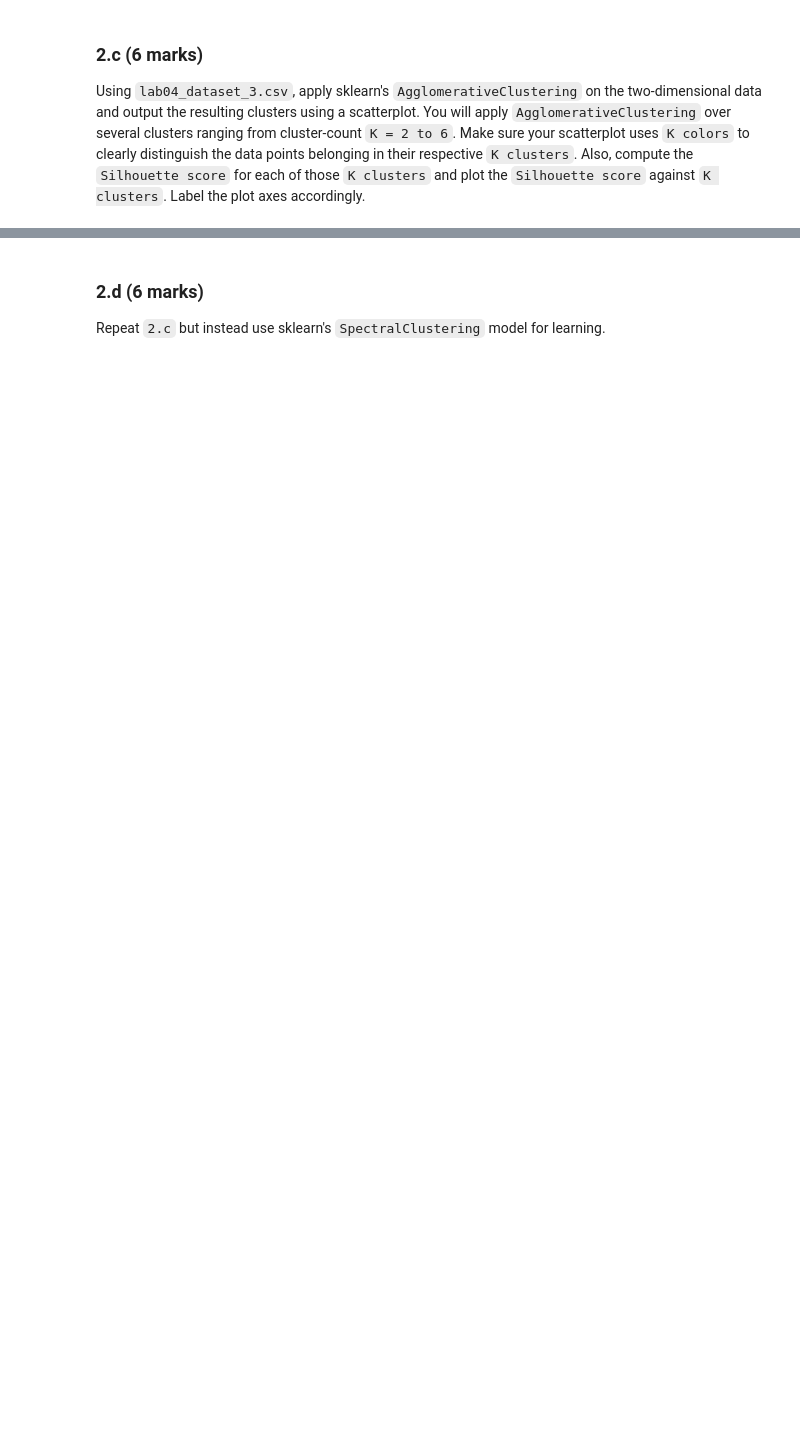
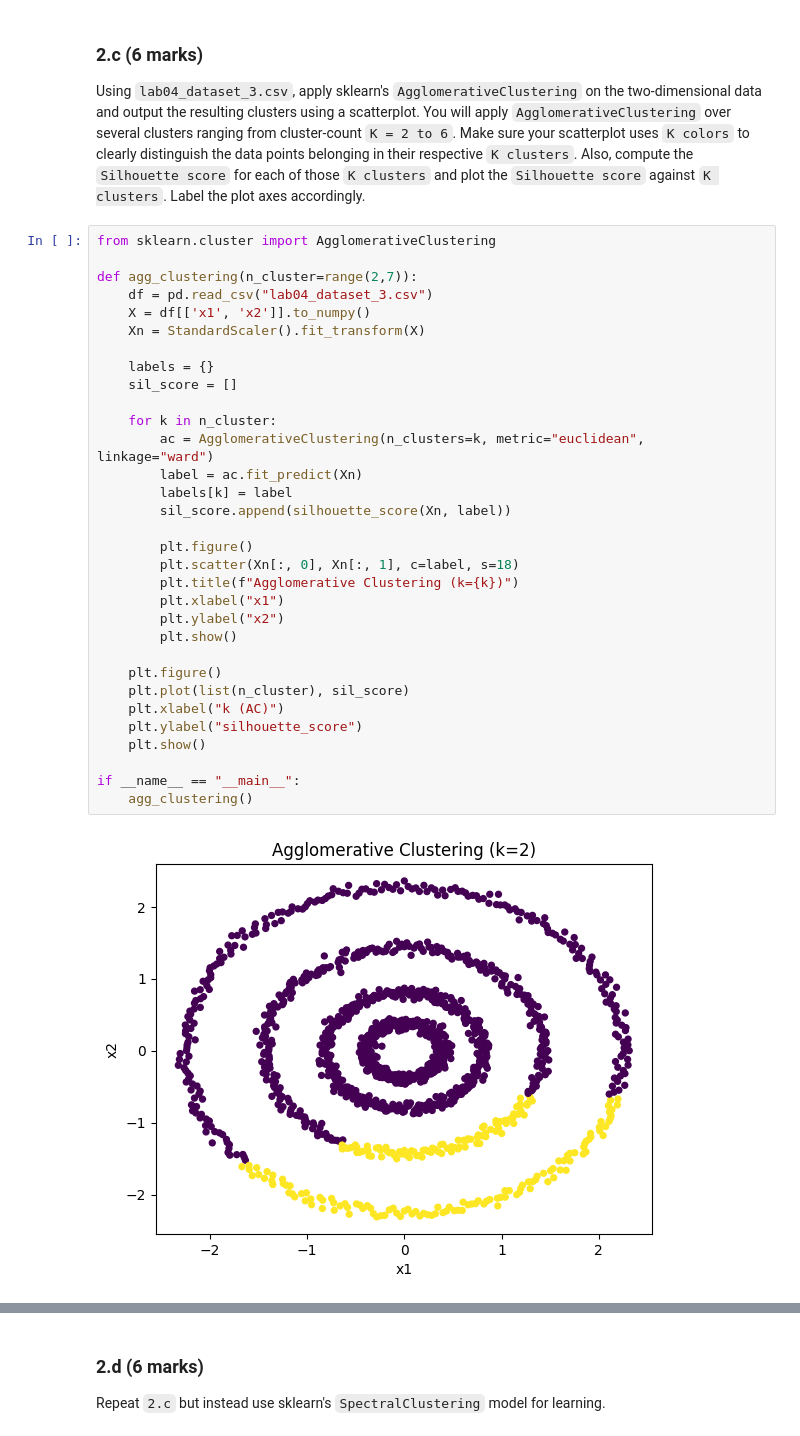
Before and after one commit to dfigueredo0/CS484, a Jupyter notebook: Assignment04/Assignment_4.ipynb, the cells around one changed output, grey strips where cells are left out. Saved outputs shown, nothing was run; the diff lists cells and outputs as text; blank space fills up the shorter version.

```diff
--- a/Assignment04/Assignment_4.ipynb
+++ b/Assignment04/Assignment_4.ipynb
@@ -189,3 +276,37 @@ Repeat `2.a` but instead use sklearn's `GaussianMixture` model for learning.
 ### 2.c (6 marks)
 
 Using `lab04_dataset_3.csv`, apply sklearn's `AgglomerativeClustering` on the two-dimensional data and output the resulting clusters using a scatterplot. You will apply `AgglomerativeClustering` over several clusters ranging from cluster-count `K = 2 to 6`. Make sure your scatterplot uses `K colors` to clearly distinguish the data points belonging in their respective `K clusters`. Also, compute the `Silhouette score` for each of those `K clusters` and plot the `Silhouette score` against `K clusters`. Label the plot axes accordingly.
+# %%
+from sklearn.cluster import AgglomerativeClustering
+
+def agg_clustering(n_cluster=range(2,7)):
+    df = pd.read_csv("lab04_dataset_3.csv")
+    X = df[['x1', 'x2']].to_numpy()
+    Xn = StandardScaler().fit_transform(X)
+
+    labels = {}
+    sil_score = []
+
+    for k in n_cluster:
+        ac = AgglomerativeClustering(n_clusters=k, metric="euclidean", linkage="ward")
+        label = ac.fit_predict(Xn)
+        labels[k] = label
+        sil_score.append(silhouette_score(Xn, label))
+
+        plt.figure()
+        plt.scatter(Xn[:, 0], Xn[:, 1], c=label, s=18)
+        plt.title(f"Agglomerative Clustering (k={k})")
+        plt.xlabel("x1")
+        plt.ylabel("x2")
+        plt.show()
+
+    plt.figure()
+    plt.plot(list(n_cluster), sil_score)
+    plt.xlabel("k (AC)")
+    plt.ylabel("silhouette_score")
+    plt.show()
+
+if __name__ == "__main__":
+    agg_clustering()
+# %% [output]
+[figure, added]
```
Also changed, not shown: parts of 7 cells of this notebook.
